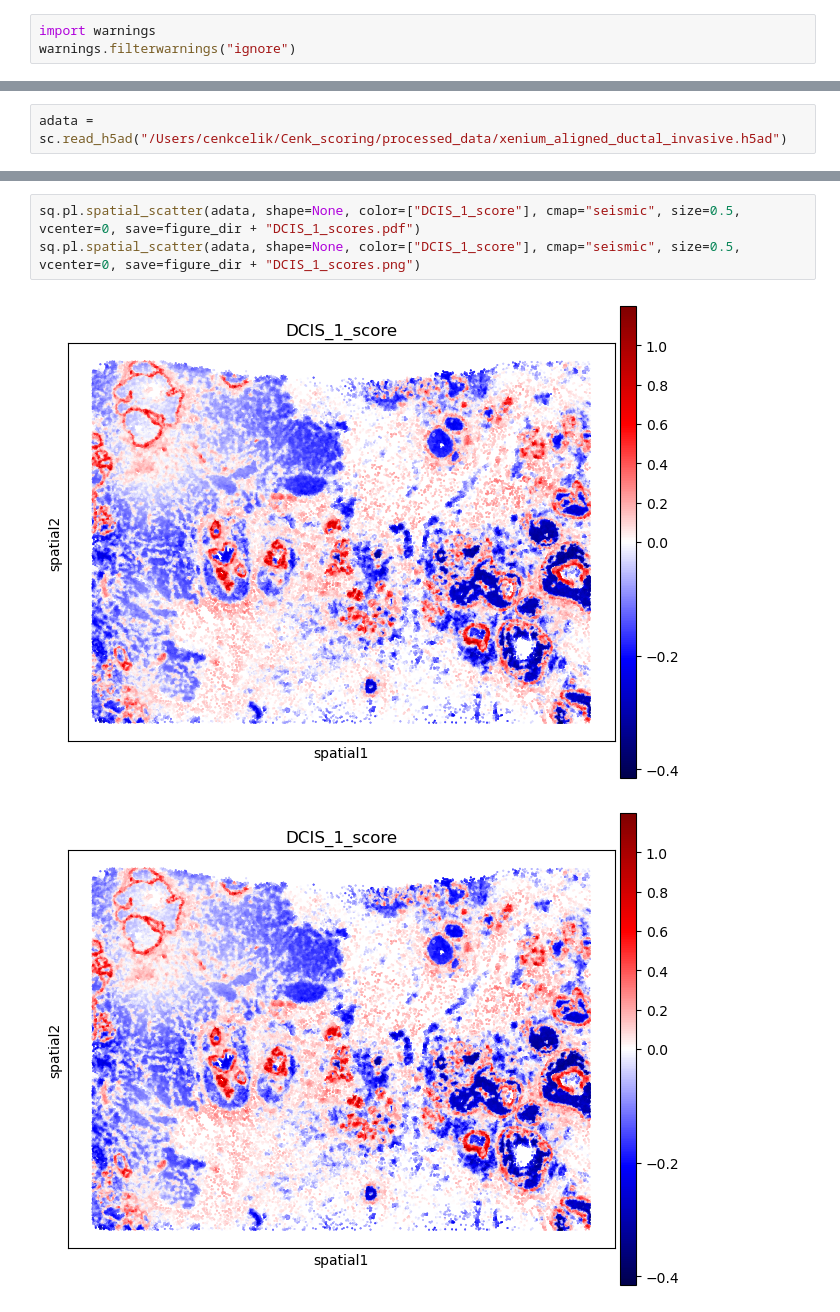
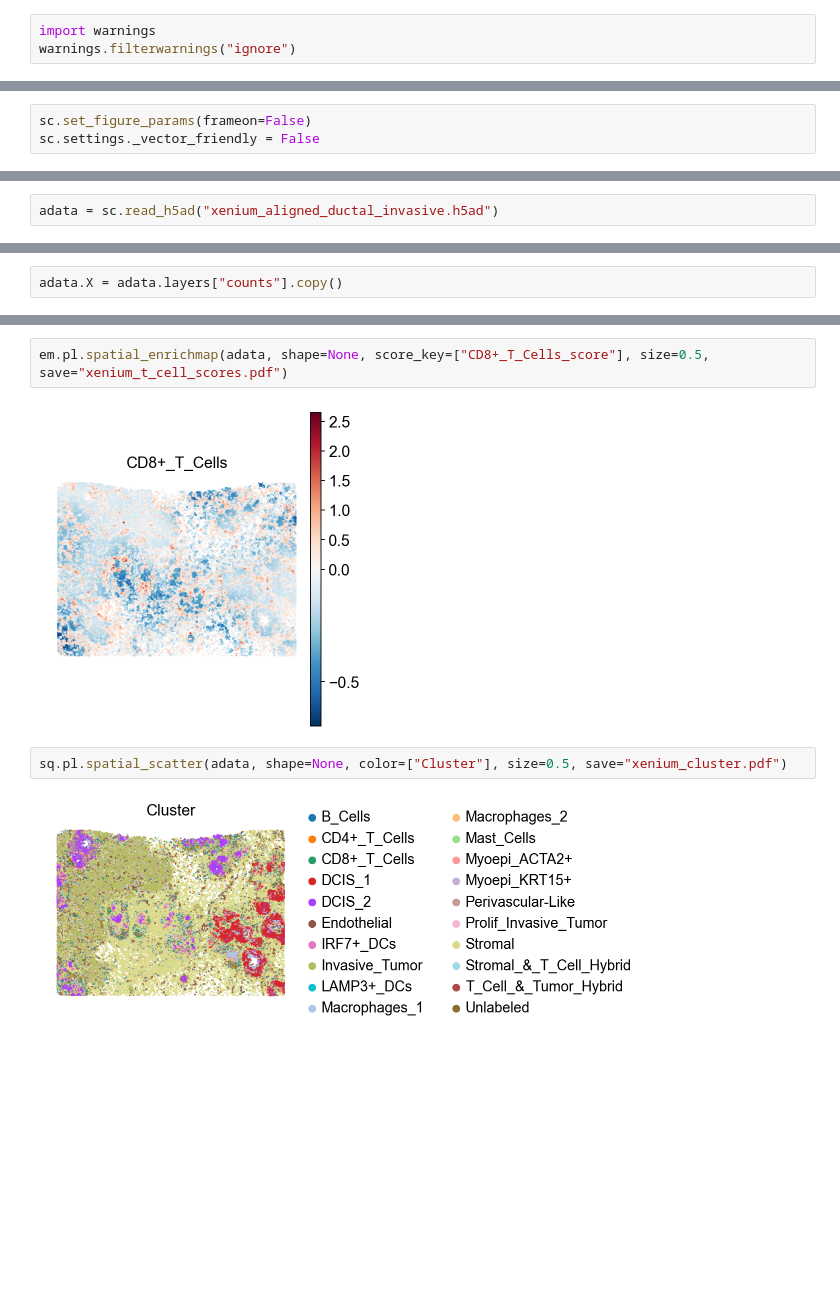
Before and after one commit to secrierlab/enrichmap-reproducibility, a Jupyter notebook: notebooks/03_xenium_platform.ipynb, the cells around one changed output, grey strips where cells are left out. Cells and saved outputs as stored; diff of their text form; blank space fills up the shorter version.

```diff
--- a/notebooks/03_xenium_platform.ipynb
+++ b/notebooks/03_xenium_platform.ipynb
@@ -10,2 +17,5 @@ import squidpy as sq
+# %%
+sc.set_figure_params(frameon=False)
+sc.settings._vector_friendly = False
 # %%
 # set working directory
@@ -26,2 +31,2 @@ import enrichmap as em
 # %%
-adata = sc.read_h5ad("/Users/cenkcelik/Cenk_scoring/processed_data/xenium_aligned_ductal_invasive.h5ad")
+adata = sc.read_h5ad("xenium_aligned_ductal_invasive.h5ad")
@@ -67,0 +33,2 @@ signatures_dict = {
+# %%
+adata.X = adata.layers["counts"].copy()
@@ -76,6 +275,8 @@ em.tl.score(
+# %%
+em.pl.spatial_enrichmap(adata, shape=None, score_key=["CD8+_T_Cells_score"], size=0.5, save="xenium_t_cell_scores.pdf")
+# %% [output]
+[figure, added]
 # %%
-sq.pl.spatial_scatter(adata, shape=None, color=["DCIS_1_score"], cmap="seismic", size=0.5, vcenter=0, save=figure_dir + "DCIS_1_scores.pdf")
-sq.pl.spatial_scatter(adata, shape=None, color=["DCIS_1_score"], cmap="seismic", size=0.5, vcenter=0, save=figure_dir + "DCIS_1_scores.png")
+sq.pl.spatial_scatter(adata, shape=None, color=["Cluster"], size=0.5, save="xenium_cluster.pdf")
 # %% [output]
-[figure, old version]
+[figure, new version]
-[figure, removed]
```
Also changed, not shown: parts of 18 cells of this notebook, 20 other files.
